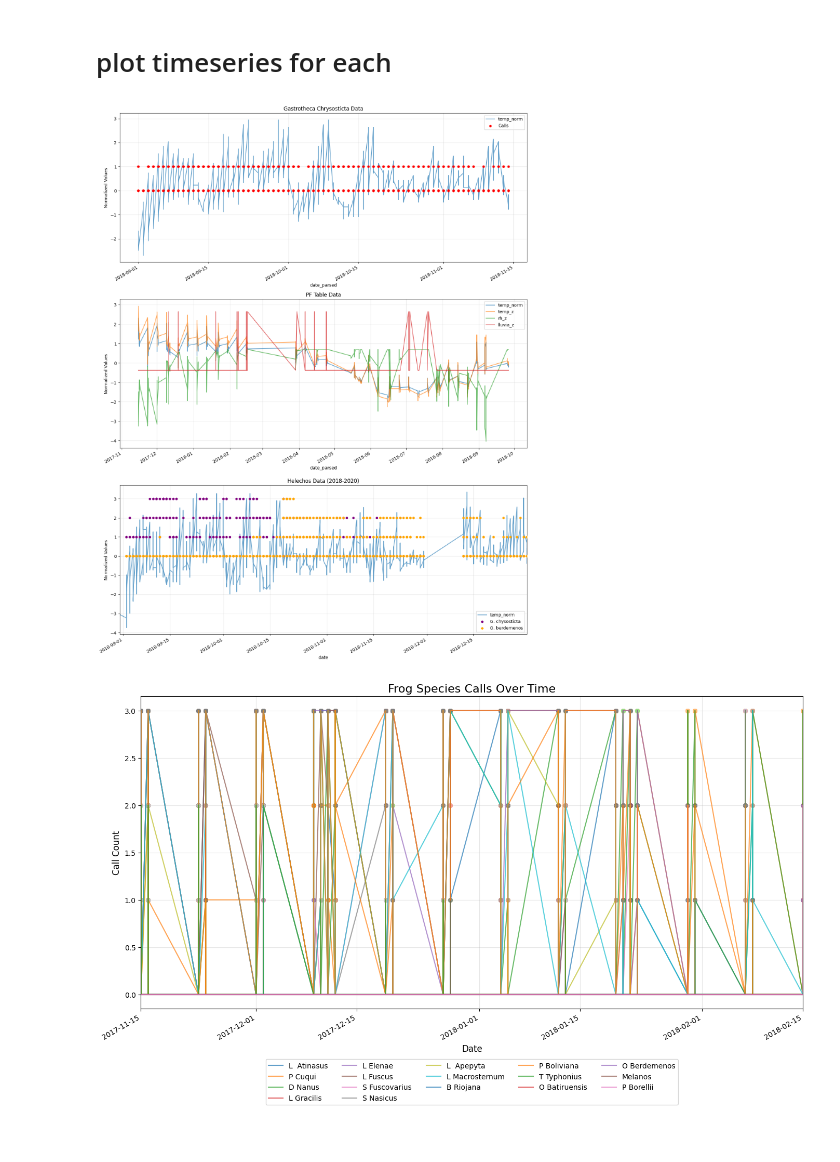
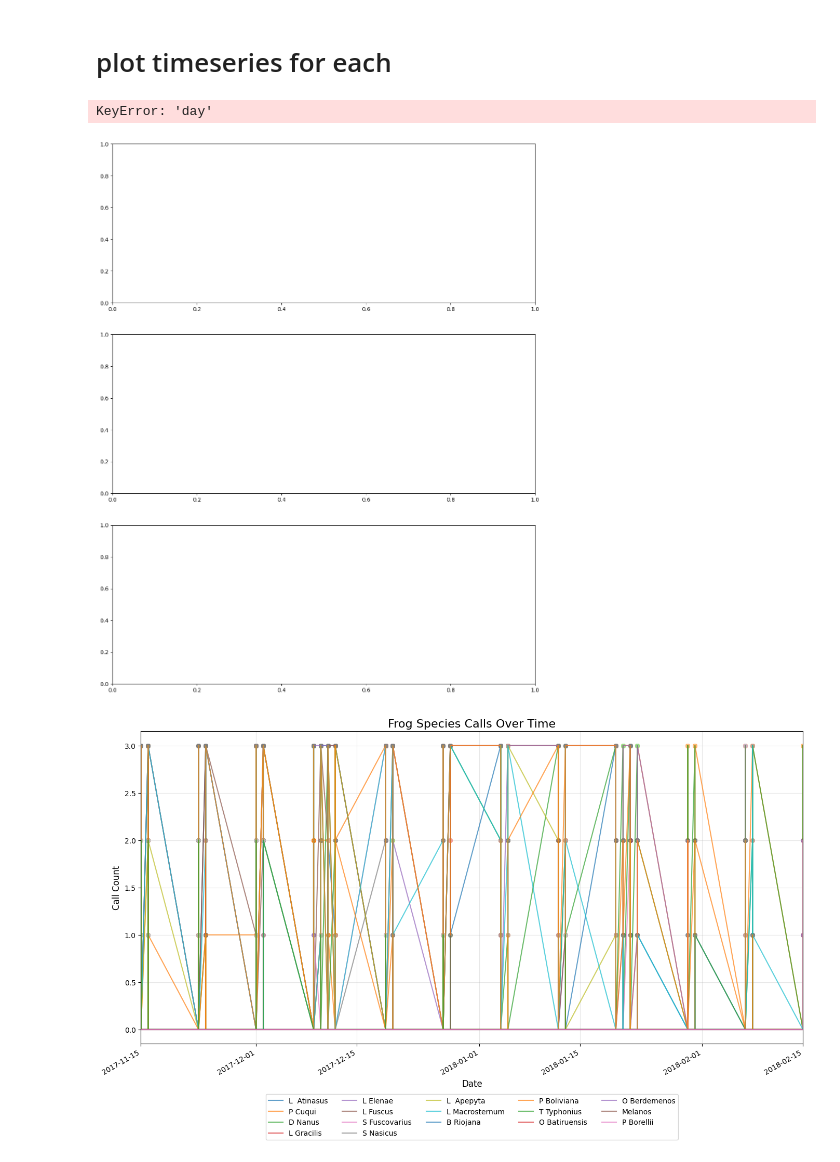
Before and after one commit to ash2d/yungas_aruna, a Jupyter notebook: first_look_3_dfs.ipynb, the cells around one changed output. Drawn from its saved outputs; the diff is of its cells as text; code cells hidden in the pictures.

```diff
--- a/first_look_3_dfs.ipynb
+++ b/first_look_3_dfs.ipynb
@@ -222,7 +203,7 @@ Date conversion failed. Keeping existing format.
 fig, axes = plt.subplots(3, 1, figsize=(14, 18))
 
 # Plot 1: df_gastros_csv
-gastros_data = std_gastros_csv.copy()
+gastros_data = df_helechos_2018_2020.copy()
 # Convert date string to datetime if it's not already
 if 'date_parsed' in gastros_data.columns and gastros_data['date_parsed'].notna().any():
     date_col = 'date_parsed'
@@ -276,34 +257,35 @@ if 'date' in hel_data.columns:
 else:
     date_col = 'day'  # Fall back to day if no date
 
 hel_data = hel_data.sort_values(by=date_col)
 hel_data.plot(x=date_col, y=['temp_norm'], ax=axes[2], alpha=0.7)
 # Add gastrotheca chysosticta as scatter plot if there are positive values
 if 'gastrotheca chysosticta' in hel_data.columns:
     species_data = hel_data[hel_data['gastrotheca chysosticta'] > 0]
     if not species_data.empty:
         axes[2].scatter(hel_data[date_col], hel_data['gastrotheca chysosticta'],
                        color='purple', label='G. chysosticta', s=20, zorder=5)
 
 if 'oreobates berdemenos' in hel_data.columns:
     species_data = hel_data[hel_data['oreobates berdemenos'] > 0]
     if not species_data.empty:
         axes[2].scatter(hel_data[date_col], hel_data['oreobates berdemenos'],
                        color='orange', label='O. berdemenos', s=20, zorder=5)
 
 # Limit to last 6 months for better visualization
 date_max = hel_data[date_col].max()
 date_min = date_max - pd.DateOffset(months=4)
 plt.xlim(date_min, date_max)
 axes[2].set_title('Helechos Data (2018-2020)')
 axes[2].set_ylabel('Normalized Values')
 axes[2].legend()
 axes[2].grid(True, alpha=0.3)
 
 plt.tight_layout()
 plt.show()
 # %% [output]
+KeyError: 'day'
-[figure, old version]
+[figure, new version]
 # %%
 # Get the species columns (last 17 columns before date_parsed and temp_norm)
 species_cols = std_PF_table.columns[-20:-2]
```
Also changed, not shown: parts of 1 cell of this notebook, 2 other files.
